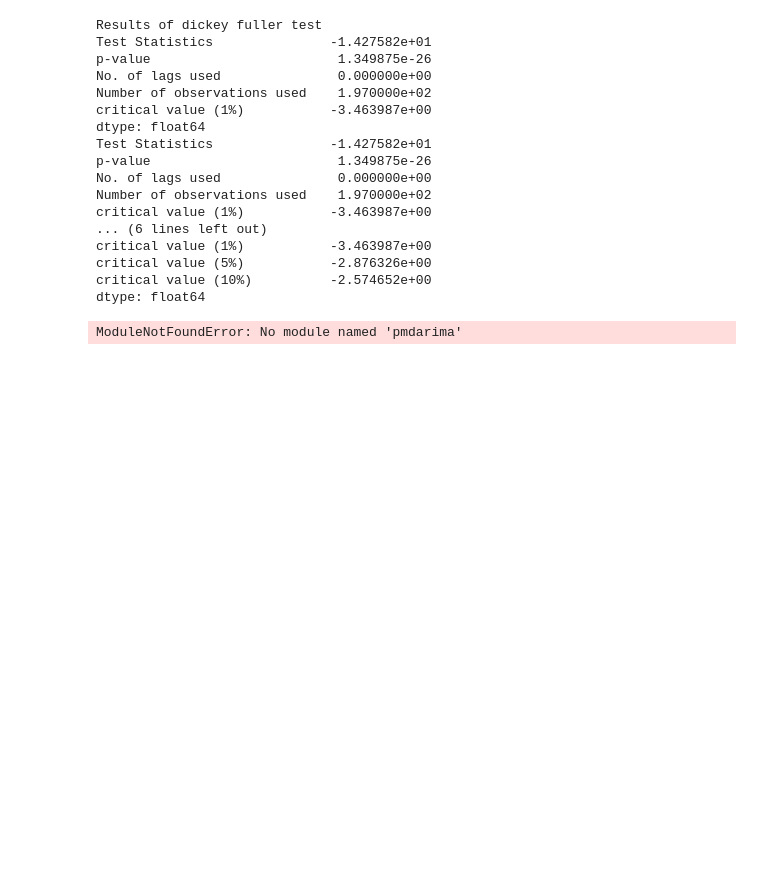
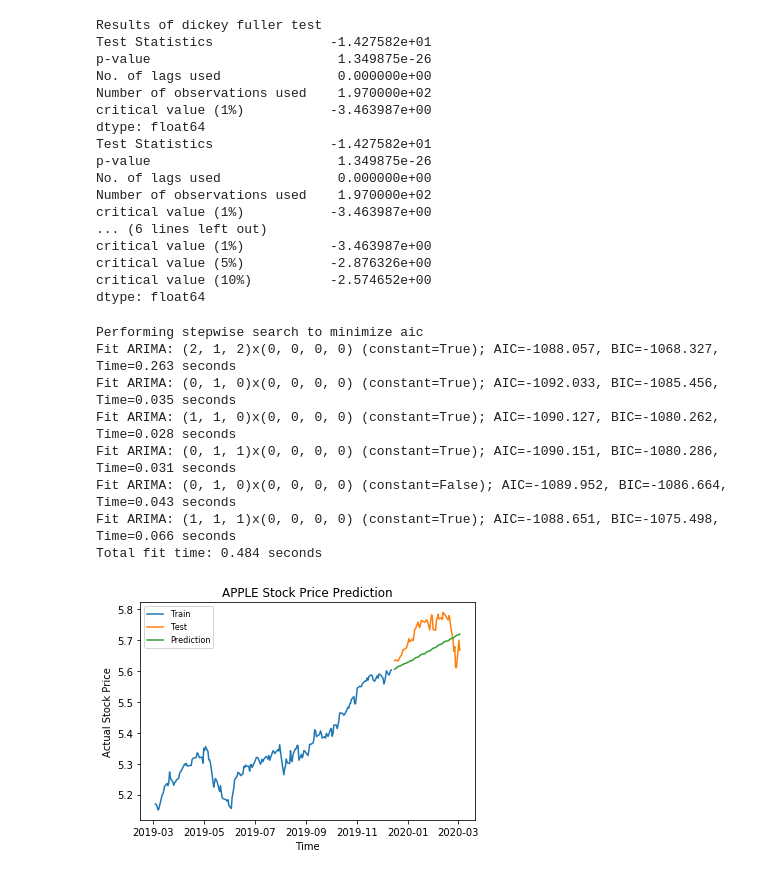
Before and after one commit to btwjustalearner/CSCI544Project, a Jupyter notebook: timeSeries.ipynb, the cells around one changed output. Saved outputs shown, nothing was run; the diff lists cells and outputs as text; code cells hidden in the pictures; blank space fills up the shorter version.

Commit message:
time series

```diff
--- a/timeSeries.ipynb
+++ b/timeSeries.ipynb
@@ -151,18 +149,26 @@ critical value (5%)           -2.876326e+00
 critical value (10%)          -2.574652e+00
 dtype: float64
 # %%
-model = auto_arima(train_log, trace=True, error_action='ignore', suppress_warnings=True)
+model = pm.auto_arima(train_log, trace=True, error_action='ignore', suppress_warnings=True)
 model.fit(train_log)
 forecast = model.predict(n_periods=len(test))
 forecast = pd.DataFrame(forecast,index = test_log.index,columns=['Prediction'])
 #plot the predictions for validation set
 plt.plot(train_log, label='Train')
 plt.plot(test_log, label='Test')
 plt.plot(forecast, label='Prediction')
 plt.title('APPLE Stock Price Prediction')
 plt.xlabel('Time')
 plt.ylabel('Actual Stock Price')
 plt.legend(loc='upper left', fontsize=8)
 plt.show()
 # %% [output]
-ModuleNotFoundError: No module named 'pmdarima'
+Performing stepwise search to minimize aic
+Fit ARIMA: (2, 1, 2)x(0, 0, 0, 0) (constant=True); AIC=-1088.057, BIC=-1068.327, Time=0.263 seconds
+Fit ARIMA: (0, 1, 0)x(0, 0, 0, 0) (constant=True); AIC=-1092.033, BIC=-1085.456, Time=0.035 seconds
+Fit ARIMA: (1, 1, 0)x(0, 0, 0, 0) (constant=True); AIC=-1090.127, BIC=-1080.262, Time=0.028 seconds
+Fit ARIMA: (0, 1, 1)x(0, 0, 0, 0) (constant=True); AIC=-1090.151, BIC=-1080.286, Time=0.031 seconds
+Fit ARIMA: (0, 1, 0)x(0, 0, 0, 0) (constant=False); AIC=-1089.952, BIC=-1086.664, Time=0.043 seconds
+Fit ARIMA: (1, 1, 1)x(0, 0, 0, 0) (constant=True); AIC=-1088.651, BIC=-1075.498, Time=0.066 seconds
+Total fit time: 0.484 seconds
+[figure, added]
```
Also changed, not shown: parts of 1 cell of this notebook.
